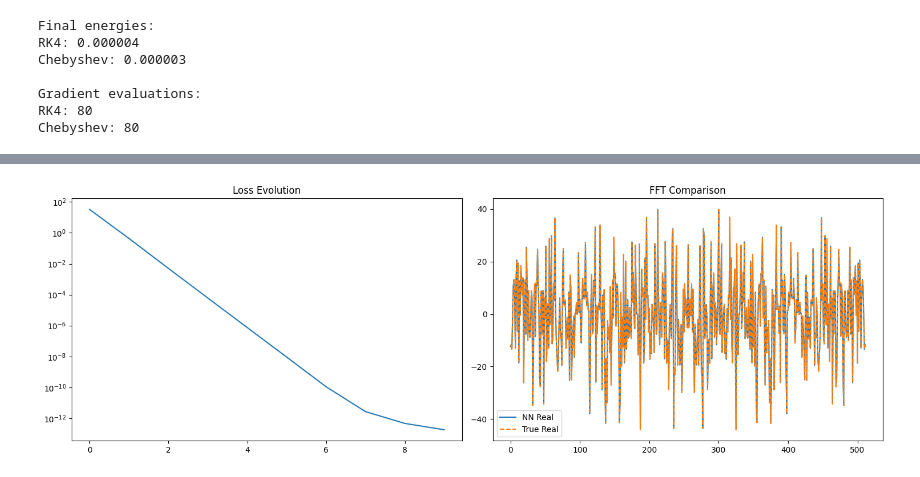
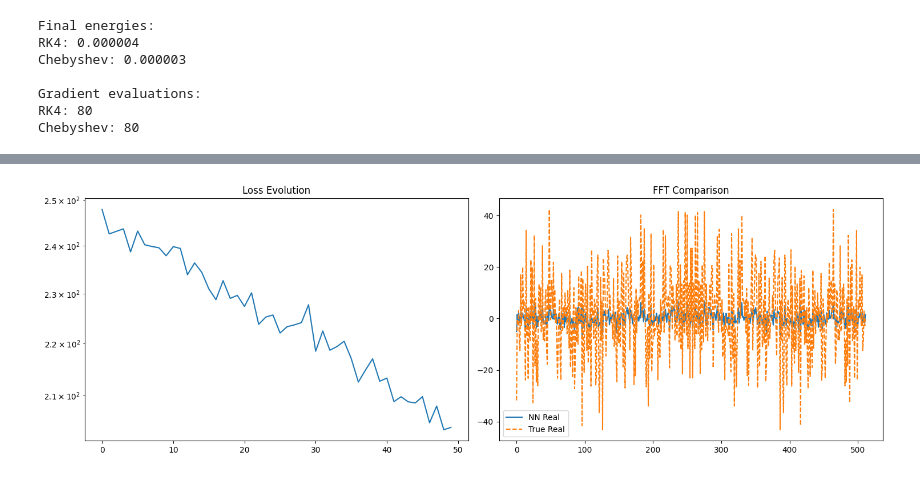
Before and after one commit to falseywinchnet/AI_STUFF, a Jupyter notebook: RCO.ipynb, the cells around one changed output, grey strips where cells are left out. Drawn from its saved outputs; the diff is of its cells as text; code cells hidden in the pictures.

```diff
--- a/RCO.ipynb
+++ b/RCO.ipynb
@@ -739,19 +739,22 @@ class RCO:
         final_loss = self.compute_loss(x, y)
         return final_loss.item()
 
-# Generate single training example
-x = torch.randn(1, 512)
-y = torch.fft.fft(x)
-y = torch.stack((y.real, y.imag), dim=-1)
 
 # Training
 model = DFTNetwork()
 optimizer = RCO(model)
 
-n_epochs = 10
+n_epochs = 50
 losses = []
 
+def generate_fft_data(batch_size=32):
+    x = torch.randn(batch_size, 512)
+    y = torch.fft.fft(x)
+    return x, torch.stack((y.real, y.imag), dim=-1)
+
 for epoch in range(n_epochs):
+   x, y = generate_fft_data(batch_size=32)
+
    loss = optimizer.step(x, y)
    losses.append(loss)
    print(f'Epoch {epoch}, Loss: {loss:.6f}')
@@ -788,4 +798,4 @@ Epoch 9, Loss: 0.000000
-[figure, old version]
+[figure, new version]
 # %%
 import torch
 import torch.nn as nn
```
Also changed, not shown: parts of 1 cell of this notebook.
